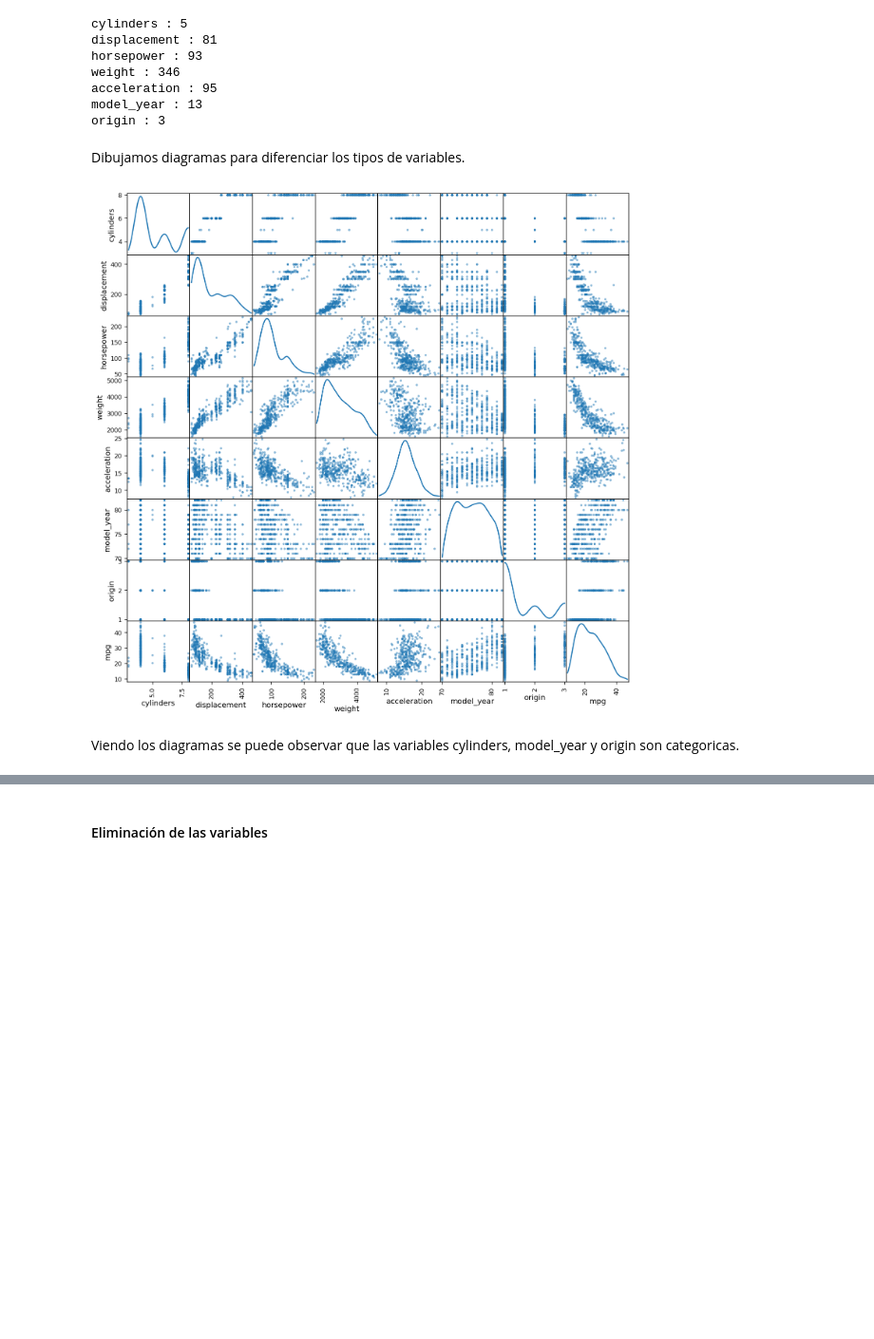
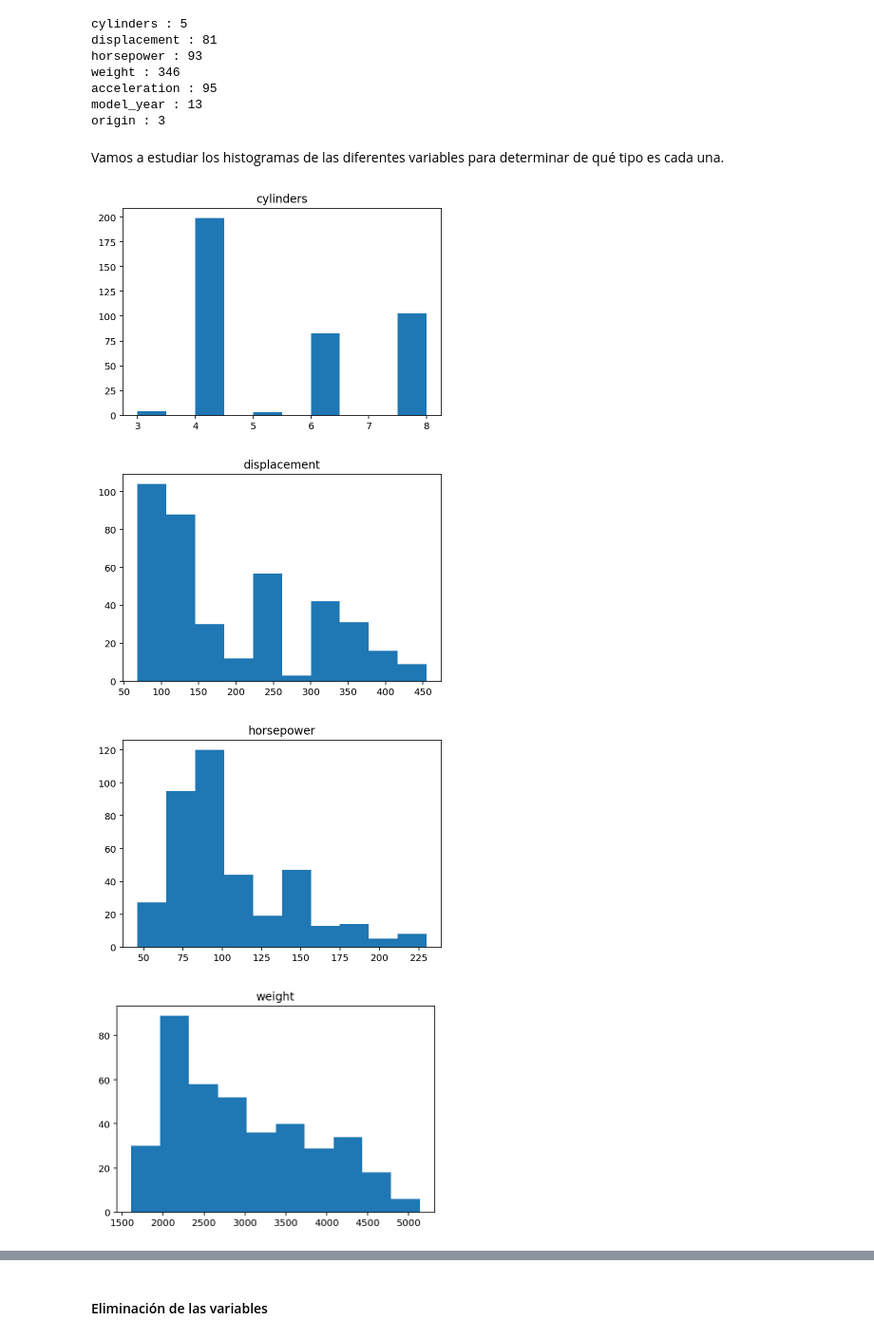
Before and after one commit to crisqm/master-exercises, a Jupyter notebook: Modulo 3/Caso final/Ejercicio_1_Caso_Final.ipynb, the cells around one changed output, grey strips where cells are left out. Shown: that part at 95% size. Cells and saved outputs as stored; diff of their text form; code cells hidden in the pictures; blank space fills up the shorter version.

```diff
--- a/Modulo 3/Caso final/Ejercicio_1_Caso_Final.ipynb
+++ b/Modulo 3/Caso final/Ejercicio_1_Caso_Final.ipynb
@@ -35,13 +35,19 @@ weight : 346
 acceleration : 95
 model_year : 13
 origin : 3
-# %% [markdown]
-Dibujamos diagramas para diferenciar los tipos de variables.
 # %%
 from pandas.plotting import scatter_matrix
 
-scatter_matrix(auto, figsize = (12, 12), diagonal = 'kde');
+#scatter_matrix(auto, figsize = (12, 12), diagonal = 'kde');
-# %% [output]
-[figure, removed]
-# %% [markdown]
-Viendo los diagramas se puede observar que las variables cylinders, model_year y origin son categoricas.
+# %% [markdown]
+Vamos a estudiar los histogramas de las diferentes variables para determinar de qué tipo es cada una.
+# %%
+for var in features:
+    plt.hist(auto[var])
+    plt.title(var)
+    plt.show()
+# %% [output]
+[figure, added]
+[figure, added]
+[figure, added]
+[figure, added]
```
Also changed, not shown: parts of 2 cells of this notebook.
